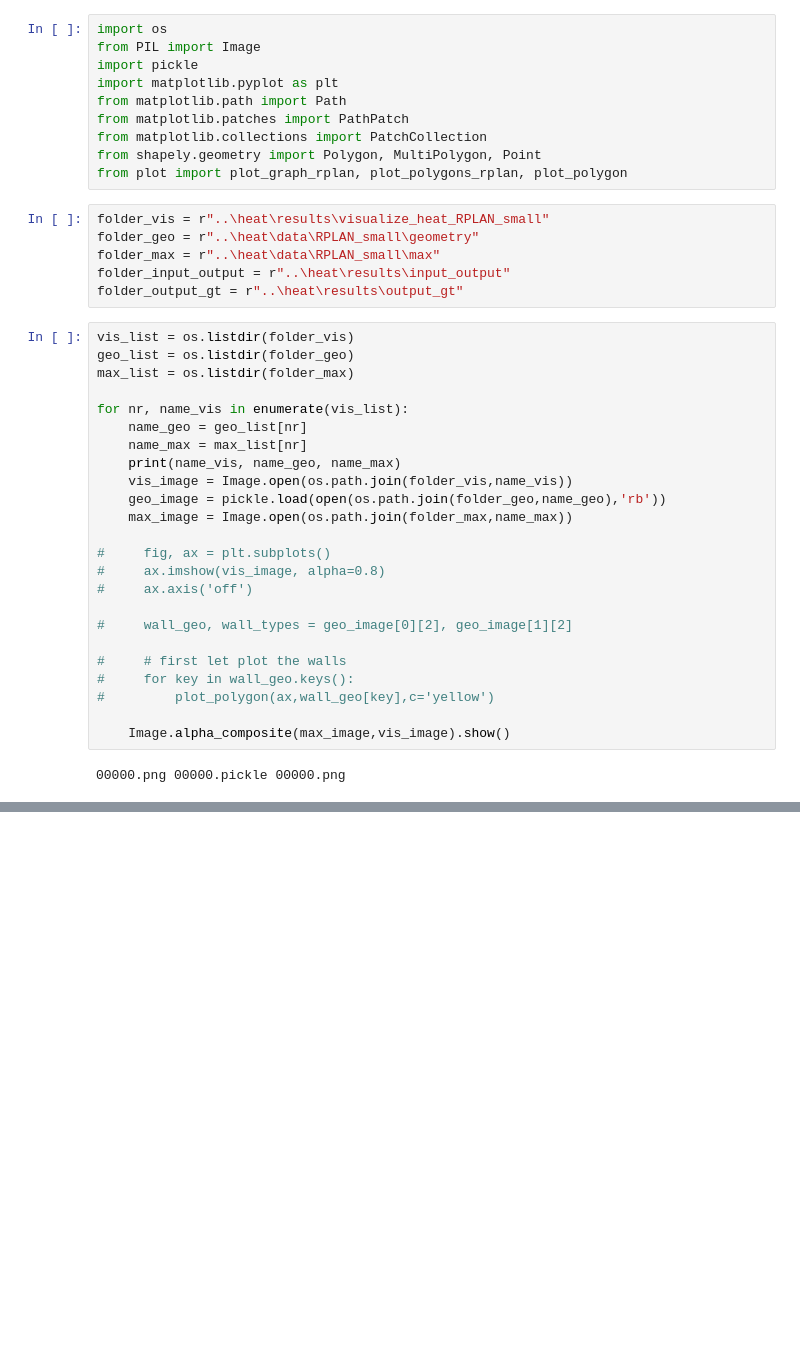
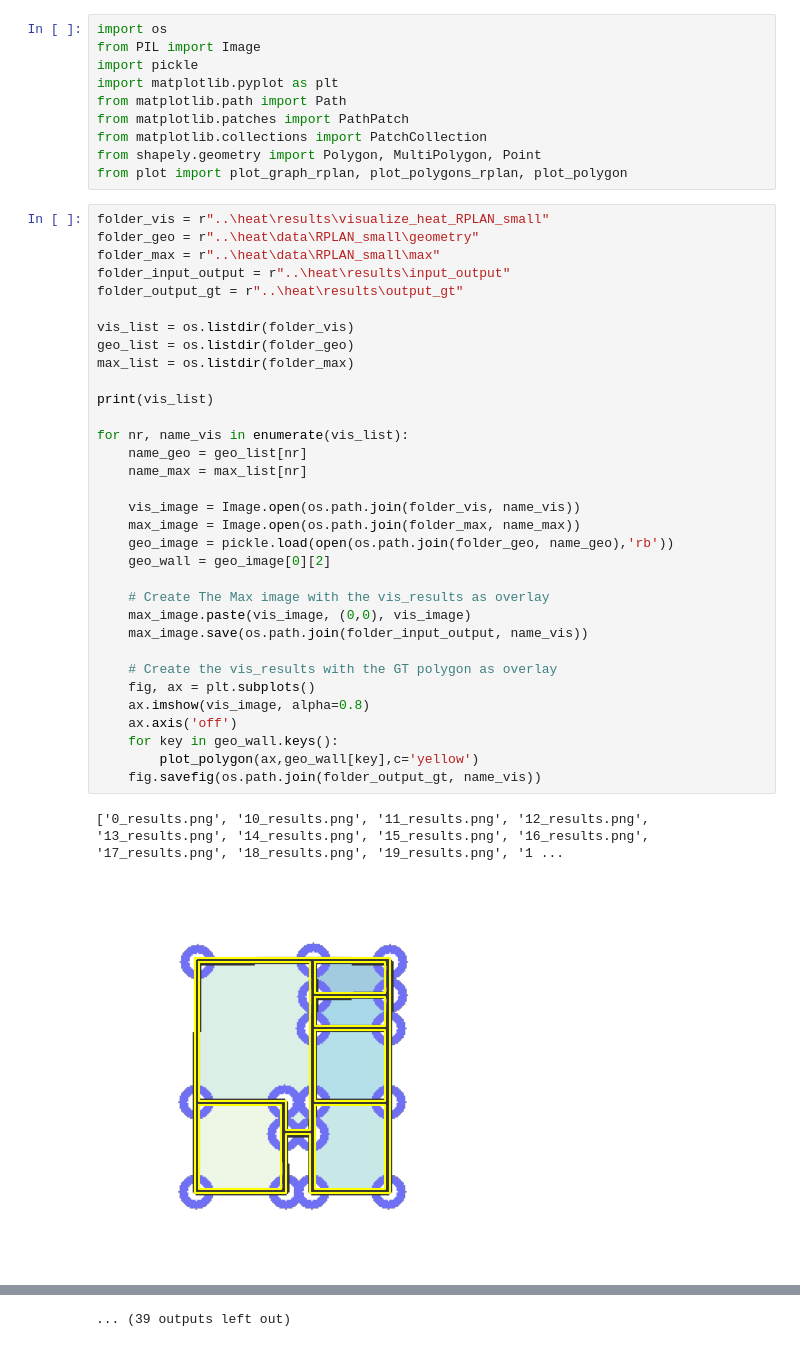
Before and after one commit to woutervanbeek/HEAT_Reproduction, a Jupyter notebook: Qualitive_evaluation.ipynb, the cells around one changed output, grey strips where cells are left out. Cells and saved outputs as stored; diff of their text form; blank space fills up the shorter version.

```diff
--- a/Qualitive_evaluation.ipynb
+++ b/Qualitive_evaluation.ipynb
@@ -8,35 +8,39 @@ from matplotlib.patches import PathPatch
 from matplotlib.collections import PatchCollection
 from shapely.geometry import Polygon, MultiPolygon, Point
 from plot import plot_graph_rplan, plot_polygons_rplan, plot_polygon
-# %%
-folder_vis = r"..\heat\results\visualize_heat_RPLAN_small"
-folder_geo = r"..\heat\data\RPLAN_small\geometry"
-folder_max = r"..\heat\data\RPLAN_small\max"
-folder_input_output = r"..\heat\results\input_output"
-folder_output_gt = r"..\heat\results\output_gt"
 # %%
+folder_vis = r"..\heat\results\visualize_heat_RPLAN_small"
+folder_geo = r"..\heat\data\RPLAN_small\geometry"
+folder_max = r"..\heat\data\RPLAN_small\max"
+folder_input_output = r"..\heat\results\input_output"
+folder_output_gt = r"..\heat\results\output_gt"
+
 vis_list = os.listdir(folder_vis)
 geo_list = os.listdir(folder_geo)
 max_list = os.listdir(folder_max)
 
+print(vis_list)
+
 for nr, name_vis in enumerate(vis_list):
     name_geo = geo_list[nr]
     name_max = max_list[nr]
-    print(name_vis, name_geo, name_max)
-    vis_image = Image.open(os.path.join(folder_vis,name_vis))
-    geo_image = pickle.load(open(os.path.join(folder_geo,name_geo),'rb'))
-    max_image = Image.open(os.path.join(folder_max,name_max))
 
-#     fig, ax = plt.subplots()
-#     ax.imshow(vis_image, alpha=0.8)
-#     ax.axis('off')
+    vis_image = Image.open(os.path.join(folder_vis, name_vis))
+    max_image = Image.open(os.path.join(folder_max, name_max))
+    geo_image = pickle.load(open(os.path.join(folder_geo, name_geo),'rb'))
+    geo_wall = geo_image[0][2]
 
-#     wall_geo, wall_types = geo_image[0][2], geo_image[1][2]
+    # Create The Max image with the vis_results as overlay
+    max_image.paste(vis_image, (0,0), vis_image)
+    max_image.save(os.path.join(folder_input_output, name_vis))
 
-#     # first let plot the walls
-#     for key in wall_geo.keys():
-#         plot_polygon(ax,wall_geo[key],c='yellow')
-
-    Image.alpha_composite(max_image,vis_image).show()
+    # Create the vis_results with the GT polygon as overlay
+    fig, ax = plt.subplots()
+    ax.imshow(vis_image, alpha=0.8)
+    ax.axis('off')
+    for key in geo_wall.keys():
+        plot_polygon(ax,geo_wall[key],c='yellow')
+    fig.savefig(os.path.join(folder_output_gt, name_vis))
 # %% [output]
-00000.png 00000.pickle 00000.png
+['0_results.png', '10_results.png', '11_results.png', '12_results.png', '13_results.png', '14_results.png', '15_results.png', '16_results.png', '17_results.png', '18_results.png', '19_results.png', '1 ...
+[figure, added]
@@ -42,0 +57 @@ for nr, name_vis in enumerate(vis_list):
+... (39 outputs left out)
```
Also changed, not shown: parts of 1 cell of this notebook.
